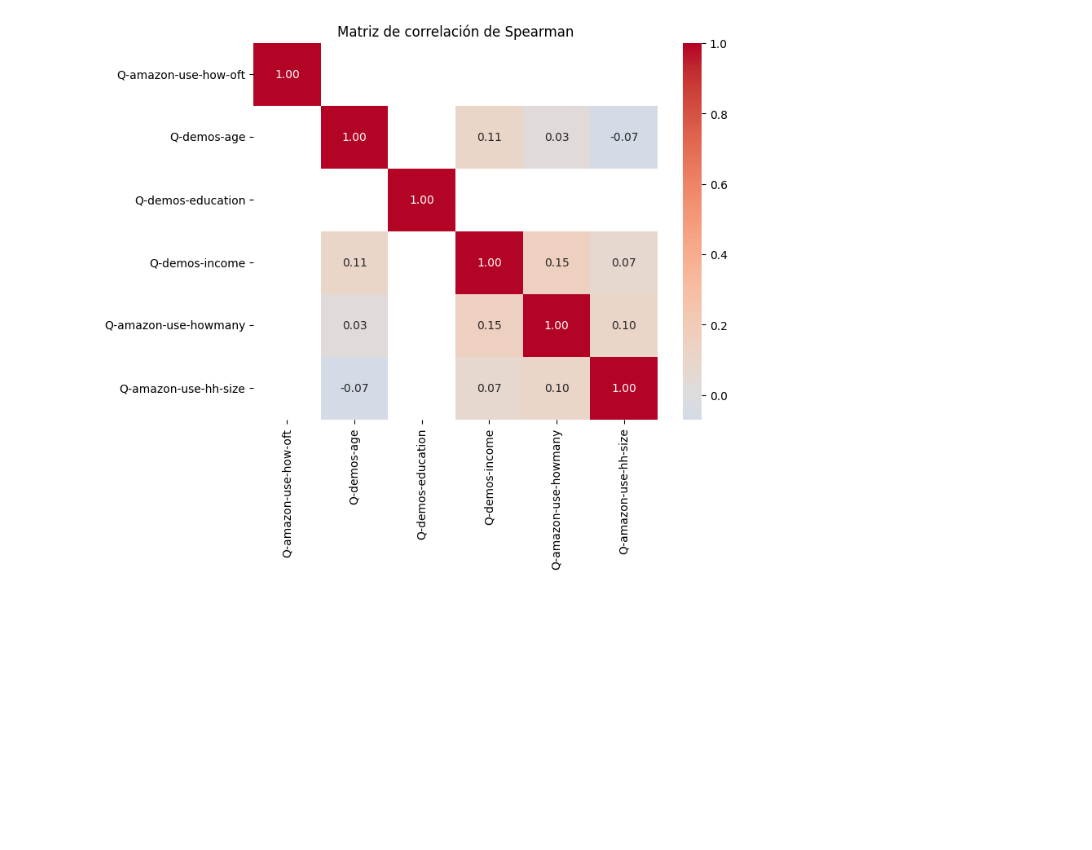
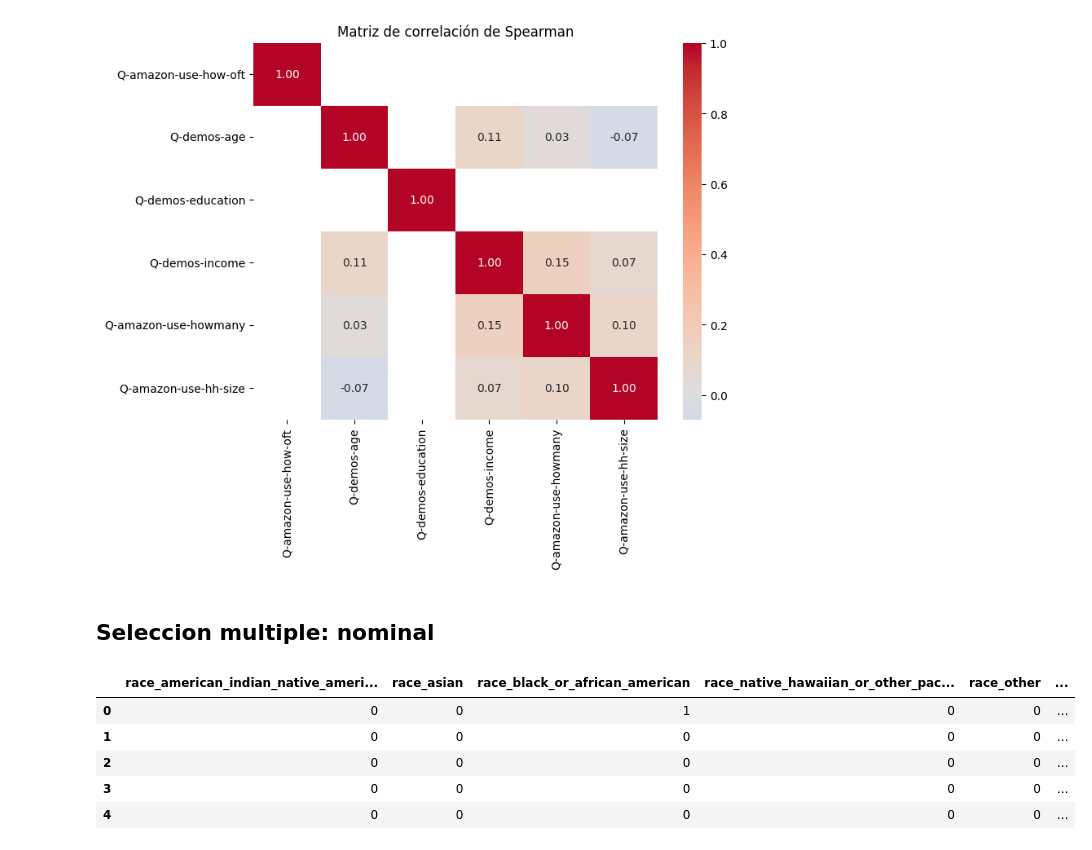
Before and after one commit to Th-msc-data-2026-ujav/Segmentacion-de-clientes-Samsung-SioW-SoW-y-Pow, a Jupyter notebook: analisis exploratorio/analisis_exploratorio.ipynb, the cells around one changed output. Saved outputs shown, nothing was run; the diff lists cells and outputs as text; code cells hidden in the pictures; blank space fills up the shorter version.

```diff
--- a/analisis exploratorio/analisis_exploratorio.ipynb
+++ b/analisis exploratorio/analisis_exploratorio.ipynb
@@ -485,3 +485,33 @@ plt.title("Matriz de correlación de Spearman")
 plt.show()
 # %% [output]
 [figure]
+# %% [markdown]
+## Seleccion multiple: nominal
+# %%
+race_col = "Q-demos-race"
+
+race_dummies = (
+    data_survey2[race_col]
+    .fillna("")
+    .str.get_dummies(sep=",")
+)
+
+race_dummies.columns = (
+    race_dummies.columns
+    .str.strip()
+    .str.lower()
+    .str.replace("/", "_", regex=False)
+    .str.replace(" ", "_", regex=False)
+    .str.replace("-", "_", regex=False)
+)
+
+race_dummies.columns = [f"race_{c}" for c in race_dummies.columns]
+
+race_dummies.head()
+# %% [output]
+|  | race_american_indian_native_ameri... | race_asian | race_black_or_african_american | race_native_hawaiian_or_other_pac... | race_other | ... |
+| 0 | 0 | 0 | 1 | 0 | 0 | ... |
+| 1 | 0 | 0 | 0 | 0 | 0 | ... |
+| 2 | 0 | 0 | 0 | 0 | 0 | ... |
+| 3 | 0 | 0 | 0 | 0 | 0 | ... |
+| 4 | 0 | 0 | 0 | 0 | 0 | ... |
```
Also changed, not shown: parts of 12 cells of this notebook, 2 other files.
